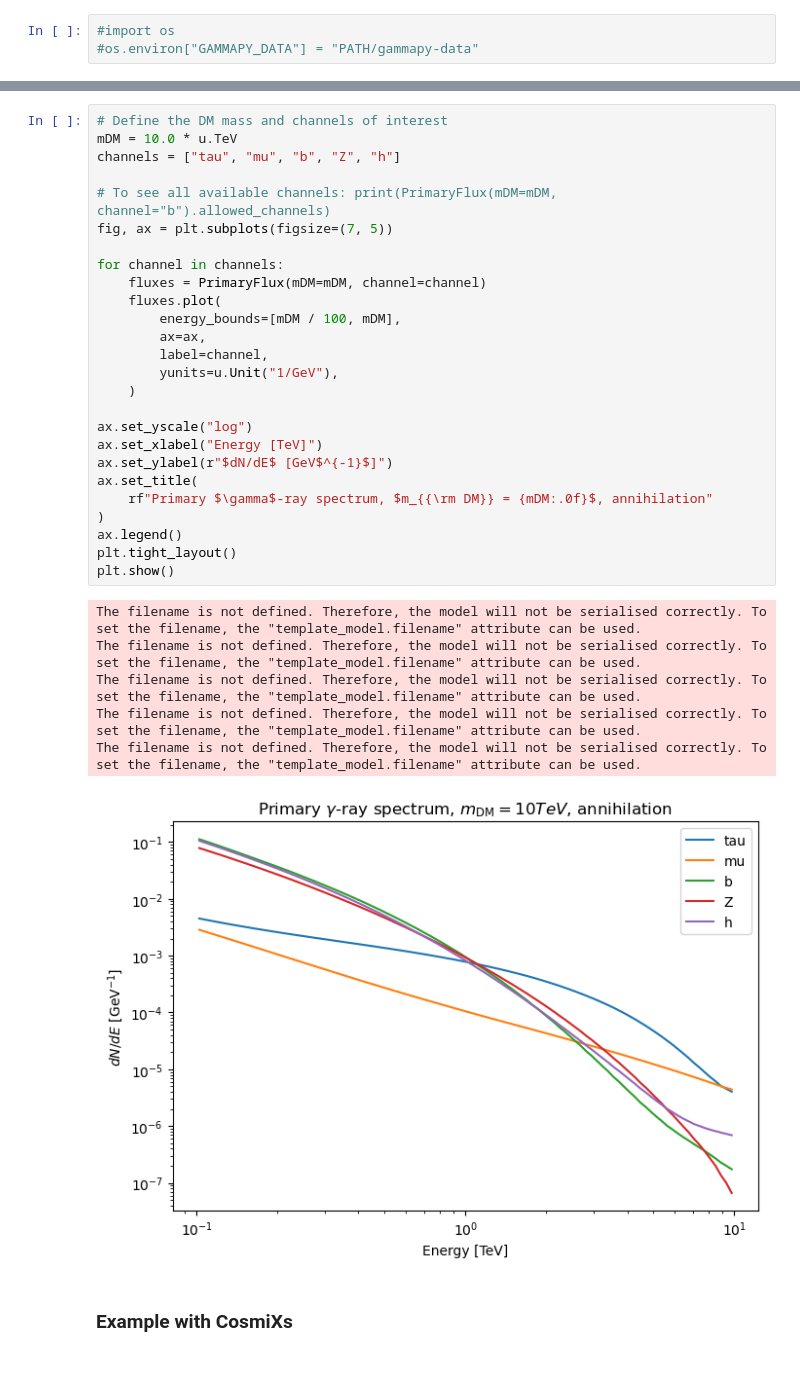
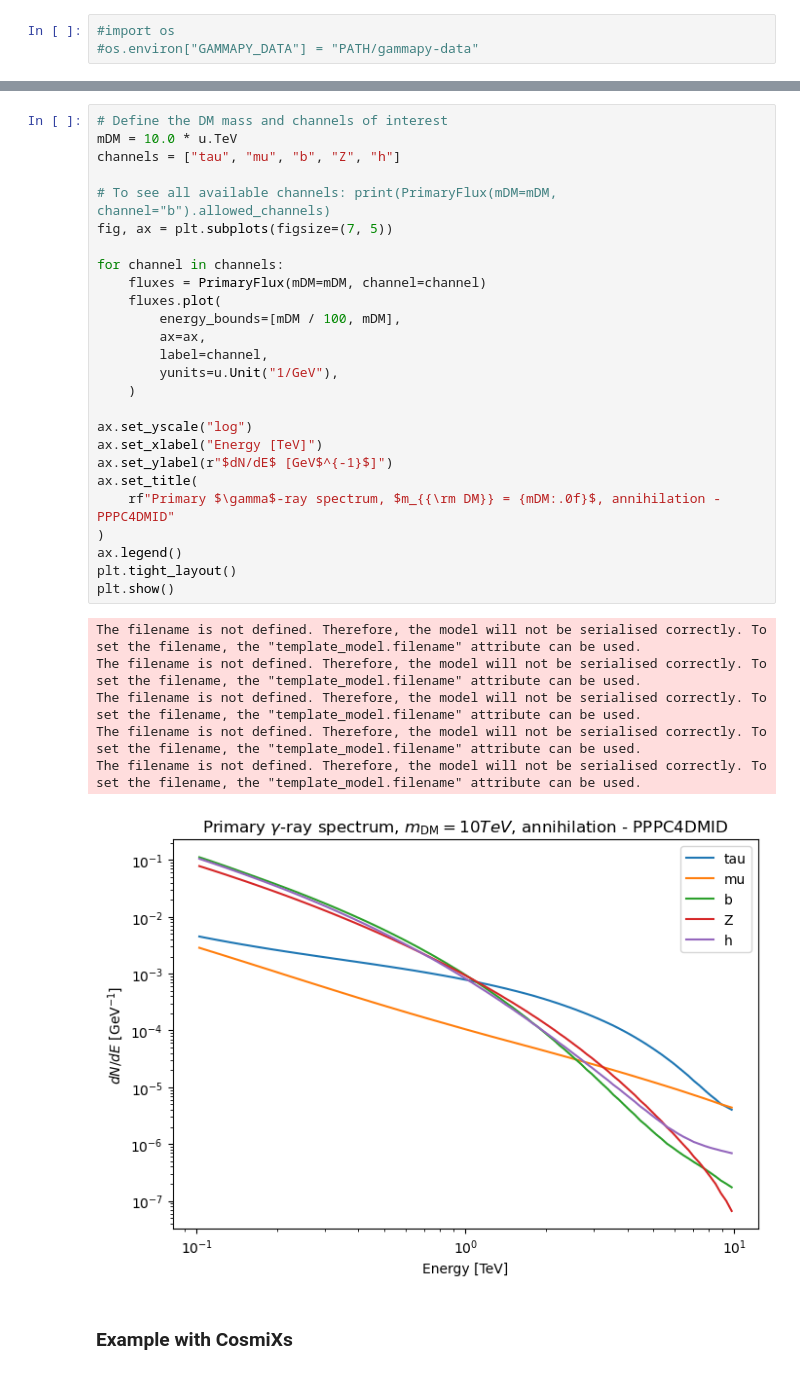
Before and after one commit to alexcervino/Dark-Matter-Tutorials-Gammapy, a Jupyter notebook: tutorial_basics.ipynb, the cells around one changed output, grey strips where cells are left out. Saved outputs shown, nothing was run; the diff lists cells and outputs as text.

```diff
--- a/tutorial_basics.ipynb
+++ b/tutorial_basics.ipynb
@@ -266,35 +265,35 @@ annihilating into several typical channels. For the decay, the procedure is the
 # Define the DM mass and channels of interest
 mDM = 10.0 * u.TeV
 channels = ["tau", "mu", "b", "Z", "h"]
 
 # To see all available channels: print(PrimaryFlux(mDM=mDM, channel="b").allowed_channels)
 fig, ax = plt.subplots(figsize=(7, 5))
 
 for channel in channels:
     fluxes = PrimaryFlux(mDM=mDM, channel=channel)
     fluxes.plot(
         energy_bounds=[mDM / 100, mDM],
         ax=ax,
         label=channel,
         yunits=u.Unit("1/GeV"),
     )
 
 ax.set_yscale("log")
 ax.set_xlabel("Energy [TeV]")
 ax.set_ylabel(r"$dN/dE$ [GeV$^{-1}$]")
 ax.set_title(
-    rf"Primary $\gamma$-ray spectrum, $m_{{\rm DM}} = {mDM:.0f}$, annihilation"
+    rf"Primary $\gamma$-ray spectrum, $m_{{\rm DM}} = {mDM:.0f}$, annihilation - PPPC4DMID"
 )
 ax.legend()
 plt.tight_layout()
 plt.show()
 # %% [output]
 The filename is not defined. Therefore, the model will not be serialised correctly. To set the filename, the "template_model.filename" attribute can be used.
 The filename is not defined. Therefore, the model will not be serialised correctly. To set the filename, the "template_model.filename" attribute can be used.
 The filename is not defined. Therefore, the model will not be serialised correctly. To set the filename, the "template_model.filename" attribute can be used.
 The filename is not defined. Therefore, the model will not be serialised correctly. To set the filename, the "template_model.filename" attribute can be used.
 The filename is not defined. Therefore, the model will not be serialised correctly. To set the filename, the "template_model.filename" attribute can be used.
-[figure, old version]
+[figure, new version]
 # %% [markdown]
 ### Example with CosmiXs
 # %% [markdown]
```
Also changed, not shown: parts of 12 cells of this notebook.
